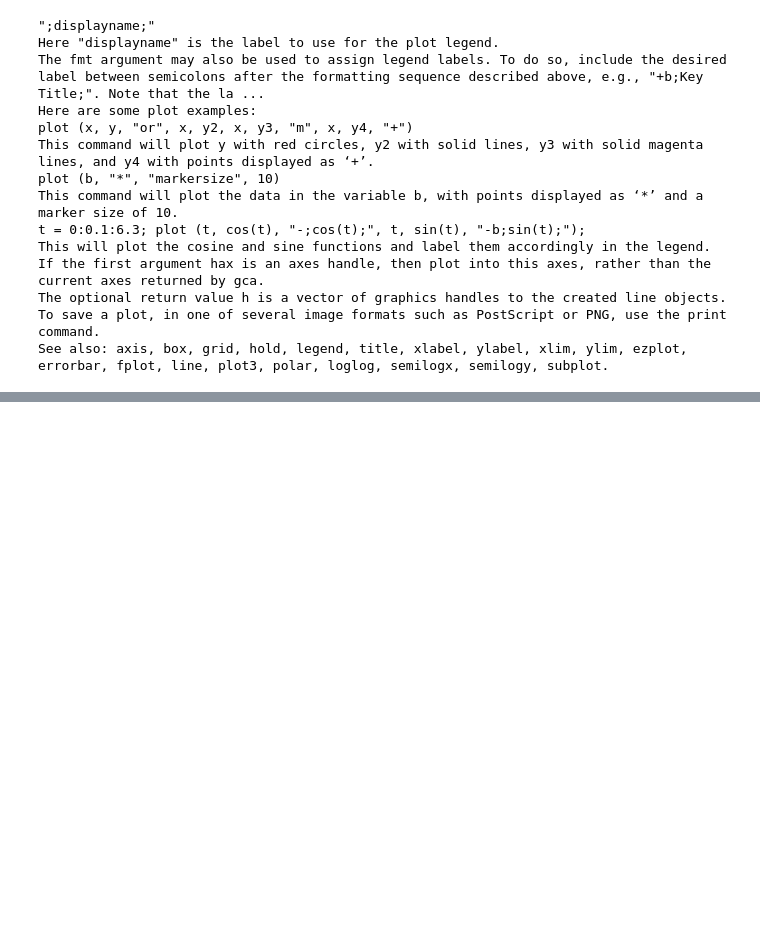
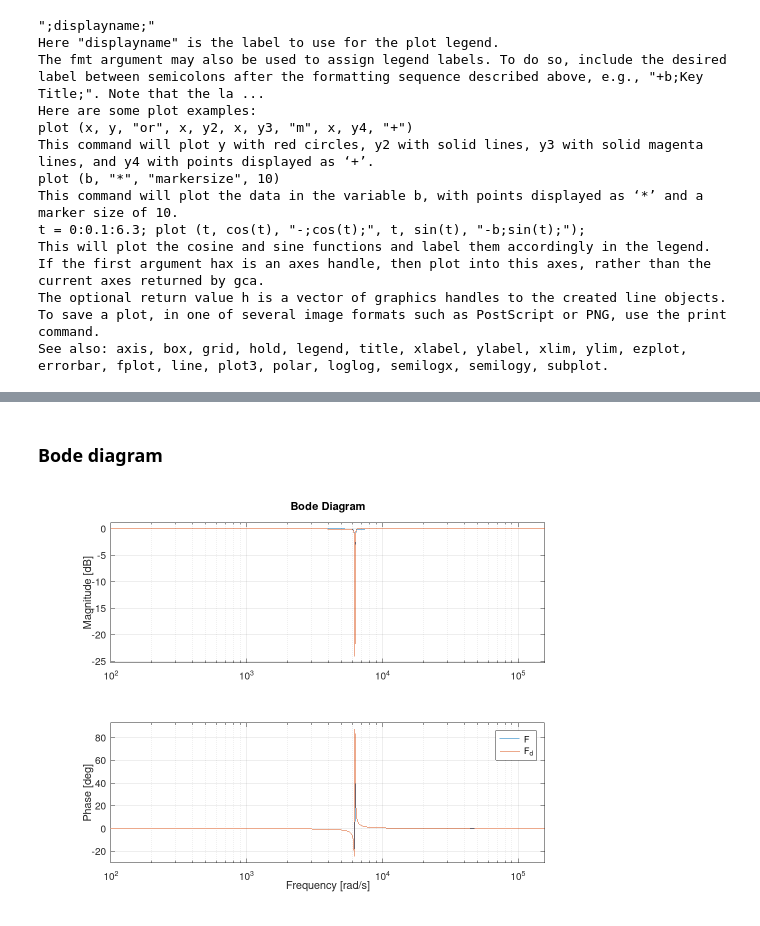
Before and after one commit to jupyter-xeus/xeus-octave, a Jupyter notebook: README.ipynb, the cells around one changed output, grey strips where cells are left out. Cells and saved outputs as stored; diff of their text form; code cells hidden in the pictures; blank space fills up the shorter version.

```diff
--- a/README.ipynb
+++ b/README.ipynb
@@ -158,0 +169,4 @@ See also: axis, box, grid, hold, legend, title, xlabel, ylabel, xlim, ylim, ezpl
+# %%
+w0 = 2*pi*1000;     % Target frequency
+Q = 100;            % Analog selectivity
+Tc = 1/50e3;        % Sampling time
@@ -158,0 +197,7 @@ See also: axis, box, grid, hold, legend, title, xlabel, ylabel, xlim, ylim, ezpl
+# %% [markdown]
+### Bode diagram
+# %%
+bode(F,F_d);
+legend("F", "F_d")
+# %% [output]
+[figure, added]
```
Also changed, not shown: parts of 13 cells of this notebook.
